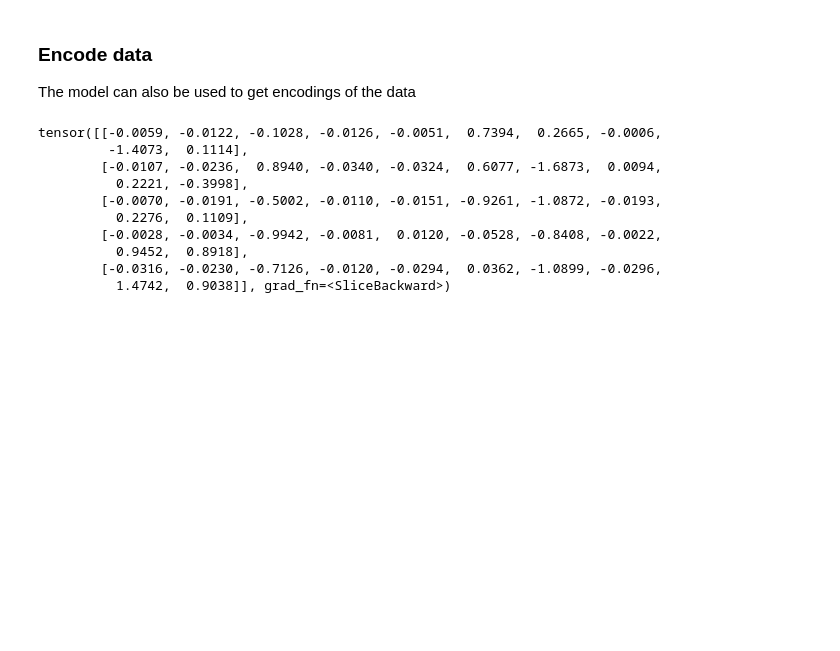
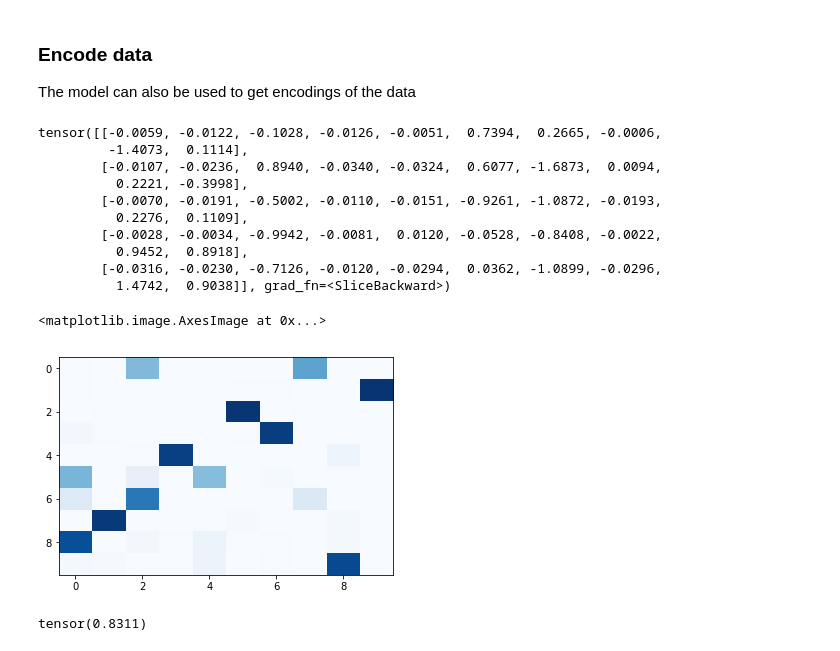
Before and after one commit to ThomasMrY/joint-vae-visdom, a Jupyter notebook: load_mnist.ipynb, the cells around one changed output. Saved outputs shown, nothing was run; the diff lists cells and outputs as text; code cells hidden in the pictures; blank space fills up the shorter version.

```diff
--- a/load_mnist.ipynb
+++ b/load_mnist.ipynb
@@ -135,3 +135,36 @@ tensor([[-0.0059, -0.0122, -0.1028, -0.0126, -0.0051,  0.7394,  0.2665, -0.0006,
           0.9452,  0.8918],
         [-0.0316, -0.0230, -0.7126, -0.0120, -0.0294,  0.0362, -1.0899, -0.0296,
           1.4742,  0.9038]], grad_fn=<SliceBackward>)
+# %%
+# Plot a grid of some traversals
+from torchvision import datasets, transforms
+from torch.utils.data import Dataset, DataLoader
+import torch
+path_to_data='../data'
+all_transforms = transforms.Compose([
+        transforms.Resize(32),
+        transforms.ToTensor()
+    ])
+test_data = datasets.MNIST(path_to_data, train=False,
+                               transform=all_transforms)
+test_loader = DataLoader(test_data, batch_size=10000, shuffle=True)
+for data in test_loader:
+    pass
+imges = data[0]
+label = data[1]
+# %%
+latent_dist = model.encode(imges)
+_, predict_label = torch.max(latent_dist['disc'][0], dim=1)
+confusion = torch.zeros(10, 10)
+for i in range(10000):
+    confusion[label[i].item(),predict_label[i].item()] += 1
+for i in range(10):
+    confusion[i] = confusion[i] / confusion[i].sum()
+# %%
+# confusion = np.array([[0.9,0.1,0.0],[0.0,0.8,0.2],[0.1,0.7,0.2]])
+# confusion = torch.tensor(confusion)
+from matplotlib import cm
+plt.imshow(confusion,interpolation='nearest',cmap=cm.Blues,aspect='auto',vmin=0,vmax=1.0)
+# %% [output]
+<matplotlib.image.AxesImage at 0x...>
+[figure, added]
@@ -137,0 +173,4 @@ tensor([[-0.0059, -0.0122, -0.1028, -0.0126, -0.0051,  0.7394,  0.2665, -0.0006,
+# %%
+value.mean()
+# %% [output]
+tensor(0.8311)
```
Also changed, not shown: parts of 7 cells of this notebook, 3 other files.
